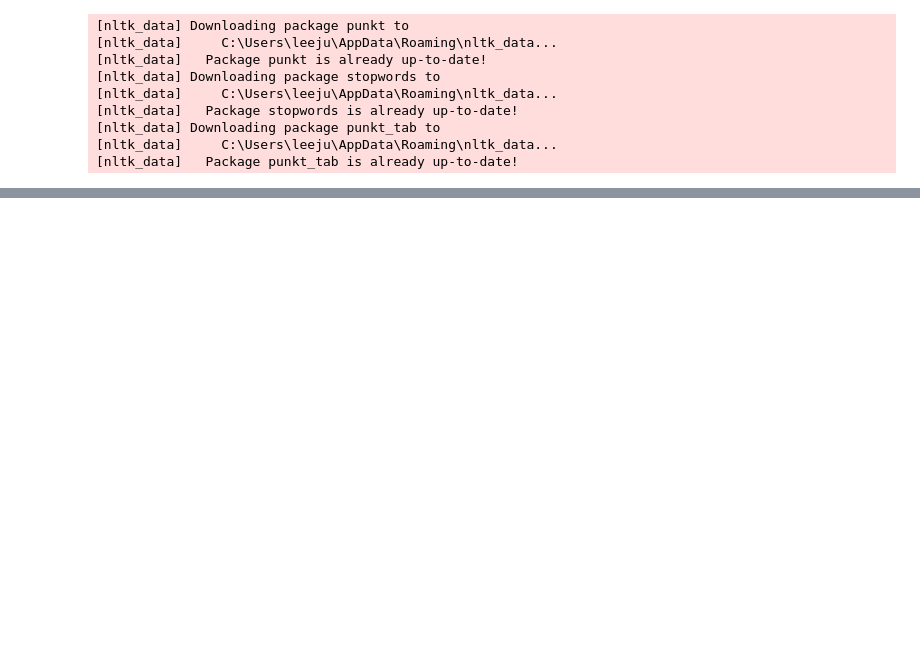
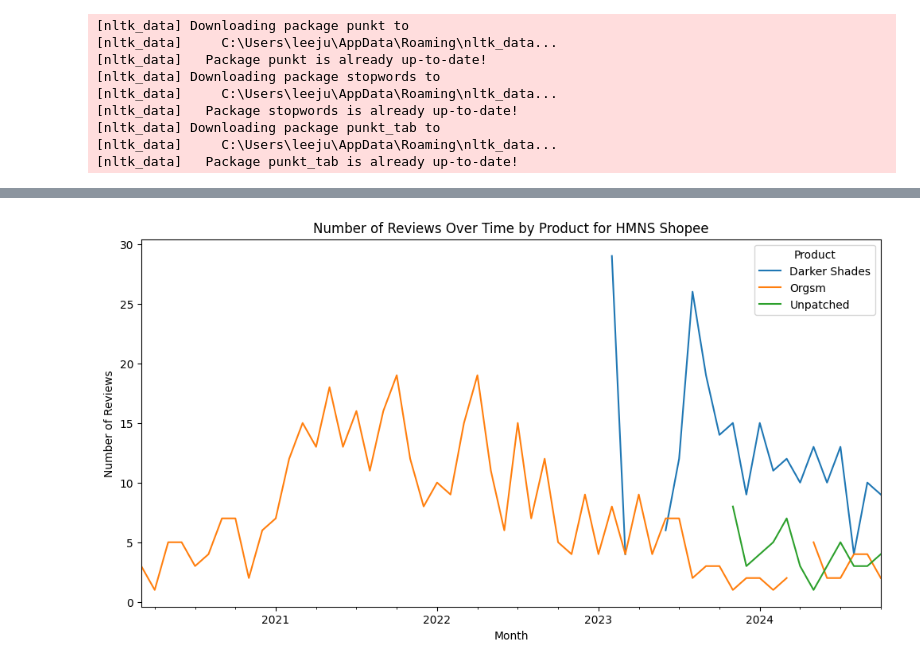
Before and after one commit to JHoeLee/LLMxDF, a Jupyter notebook: Givaudan_explore.ipynb, the cells around one changed output, grey strips where cells are left out. Cells and saved outputs as stored; diff of their text form; code cells hidden in the pictures; blank space fills up the shorter version.

```diff
--- a/Givaudan_explore.ipynb
+++ b/Givaudan_explore.ipynb
@@ -149,0 +290,17 @@ givaudan_df.to_excel('Givaudan/Givaudan_Reviews_with_Categories.xlsx', index=Fal
+# %%
+# Filter the dataframe for "HMNS Shopee" brand
+hmns_df = categories_df[categories_df['Brand'] == 'HMNS Shopee']
+
+# Group by Review Date and Product, then count the number of reviews
+monthly_reviews_by_product = hmns_df.groupby([pd.Grouper(key='Review Date', freq='M'), 'Product']).size().unstack()
+
+# Plot the data
+plt.figure(figsize=(12, 6))
+monthly_reviews_by_product.plot(kind='line', ax=plt.gca())
+plt.xlabel('Month')
+plt.ylabel('Number of Reviews')
+plt.title('Number of Reviews Over Time by Product for HMNS Shopee')
+plt.legend(title='Product')
+plt.show()
+# %% [output]
+[figure, added]
```
Also changed, not shown: parts of 25 cells of this notebook, 2 other files.
